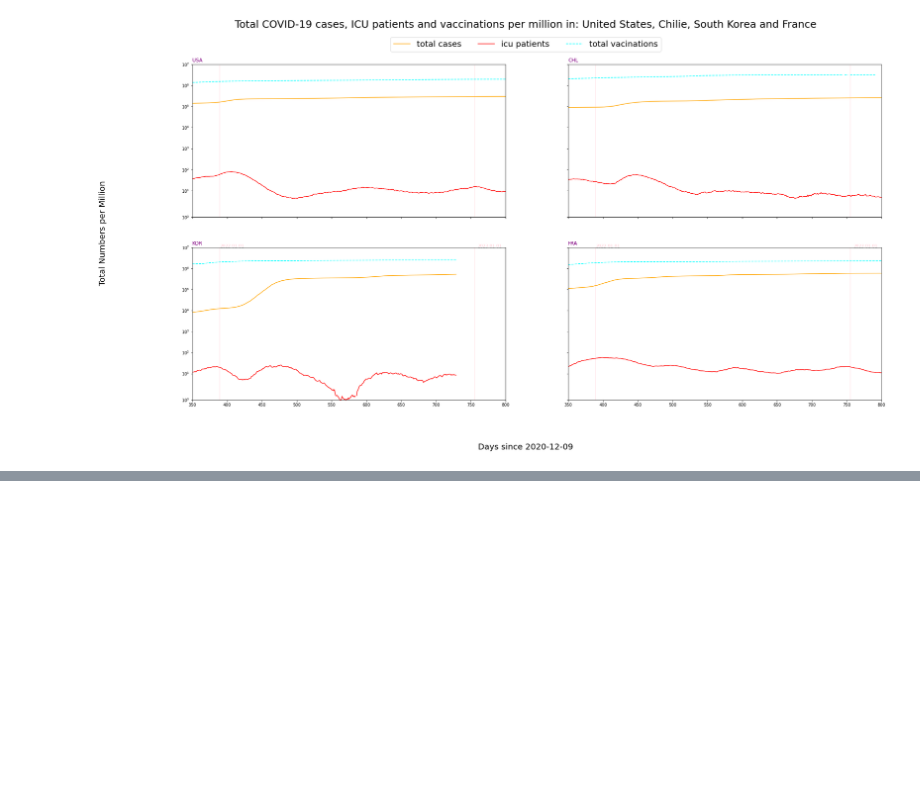
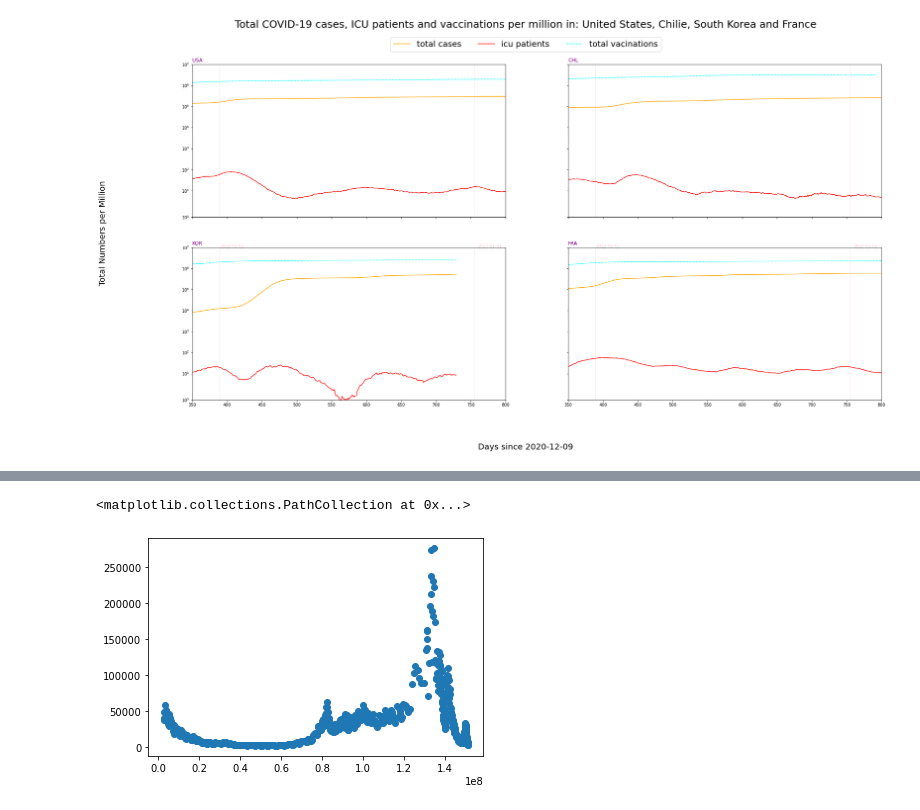
Before and after one commit to tubbsyal/BEE2024_p3, a Jupyter notebook: Part3_1Notebook.ipynb, the cells around one changed output, grey strips where cells are left out. Cells and saved outputs as stored; diff of their text form; code cells hidden in the pictures; blank space fills up the shorter version.

```diff
--- a/Part3_1Notebook.ipynb
+++ b/Part3_1Notebook.ipynb
@@ -304,0 +265,5 @@ plt.show()
+# %%
+plt.scatter(dfb.total_vaccinations,dfb.new_cases)
+# %% [output]
+<matplotlib.collections.PathCollection at 0x...>
+[figure, added]
```
Also changed, not shown: parts of 17 cells of this notebook.
